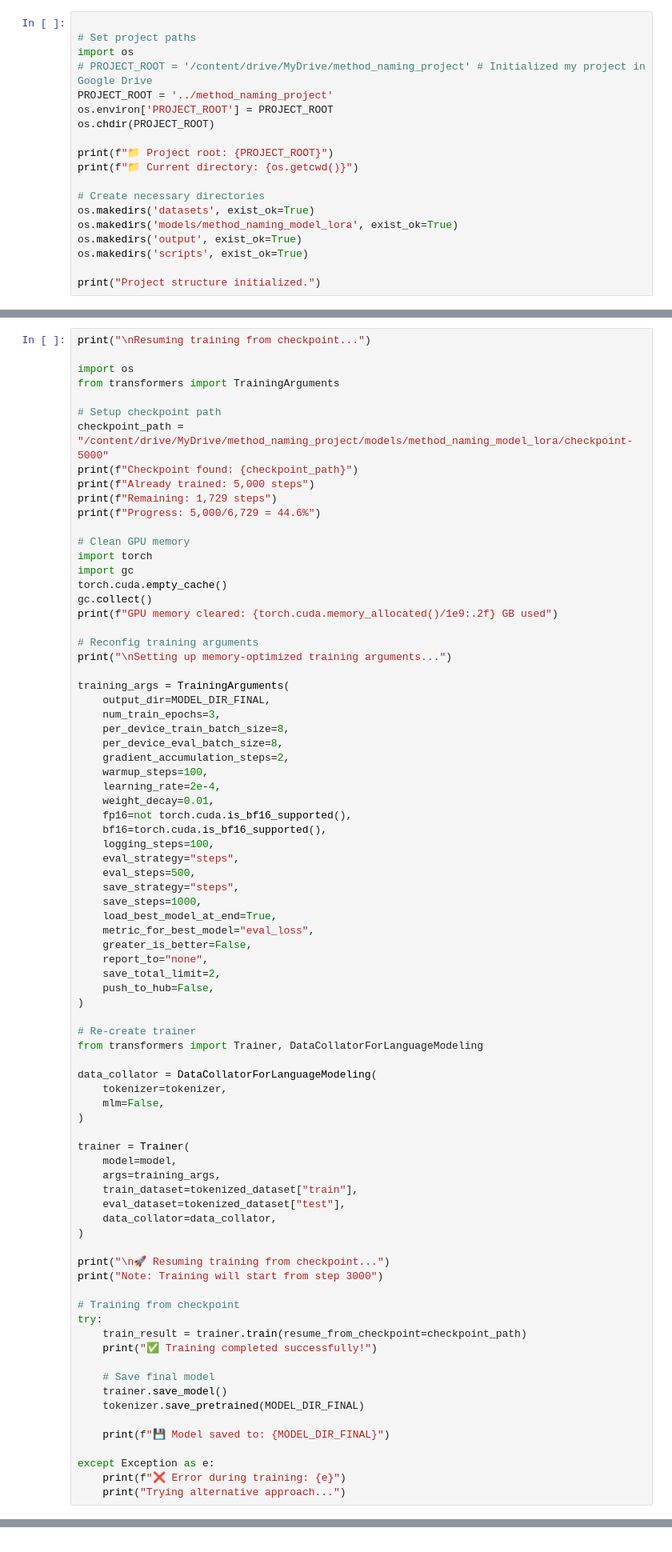
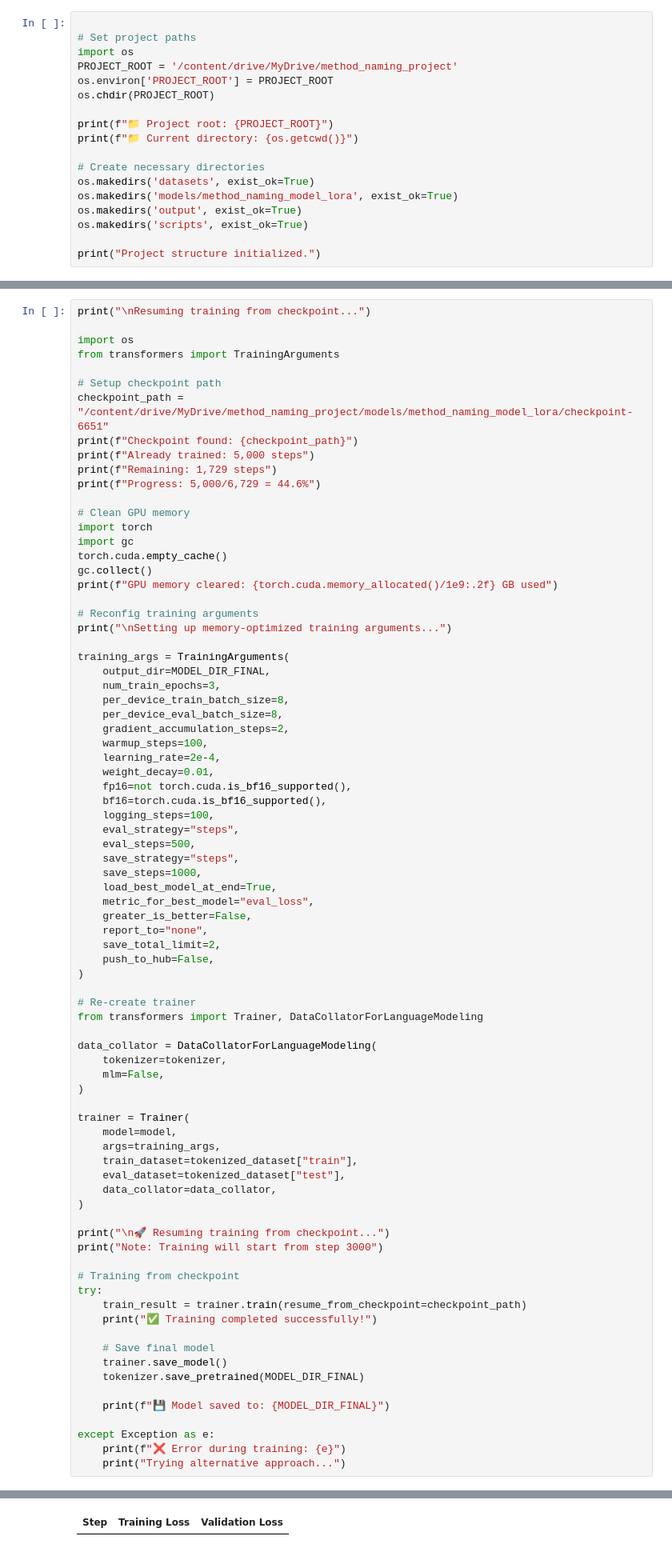
Before and after one commit to EvaSuperL/java-method-naming, a Jupyter notebook: fine_tuning_pretrained_model.ipynb, the cells around one changed output, grey strips where cells are left out. Shown: that part at 80% size. Saved outputs shown, nothing was run; the diff lists cells and outputs as text.

Commit message:
Updated the fine-tune model method

```diff
--- a/fine_tuning_pretrained_model.ipynb
+++ b/fine_tuning_pretrained_model.ipynb
@@ -51,8 +51,7 @@ Mounted at /content/drive
 
 # Set project paths
 import os
-# PROJECT_ROOT = '/content/drive/MyDrive/method_naming_project' # Initialized my project in Google Drive
-PROJECT_ROOT = '../method_naming_project'
+PROJECT_ROOT = '/content/drive/MyDrive/method_naming_project'
 os.environ['PROJECT_ROOT'] = PROJECT_ROOT
 os.chdir(PROJECT_ROOT)
 
@@ -929,7 +926,7 @@ import os
 from transformers import TrainingArguments
 
 # Setup checkpoint path
-checkpoint_path = "/content/drive/MyDrive/method_naming_project/models/method_naming_model_lora/checkpoint-5000"
+checkpoint_path = "/content/drive/MyDrive/method_naming_project/models/method_naming_model_lora/checkpoint-6651"
 print(f"Checkpoint found: {checkpoint_path}")
 print(f"Already trained: 5,000 steps")
 print(f"Remaining: 1,729 steps")
@@ -1022,0 +1020 @@ Unsloth: Will smartly offload gradients to save VRAM!
+| Step | Training Loss | Validation Loss |
```
Also changed, not shown: parts of 31 cells of this notebook.
